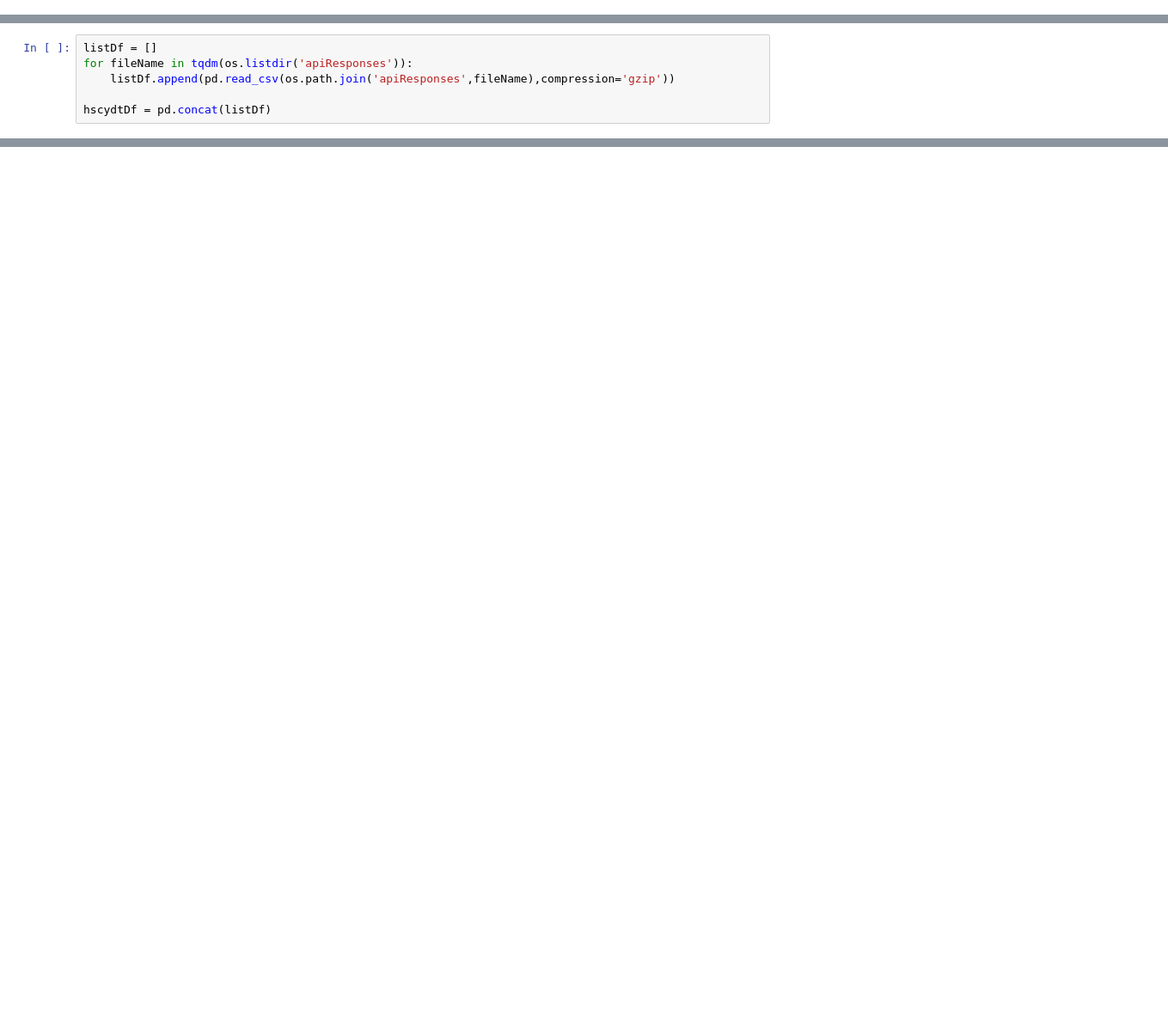
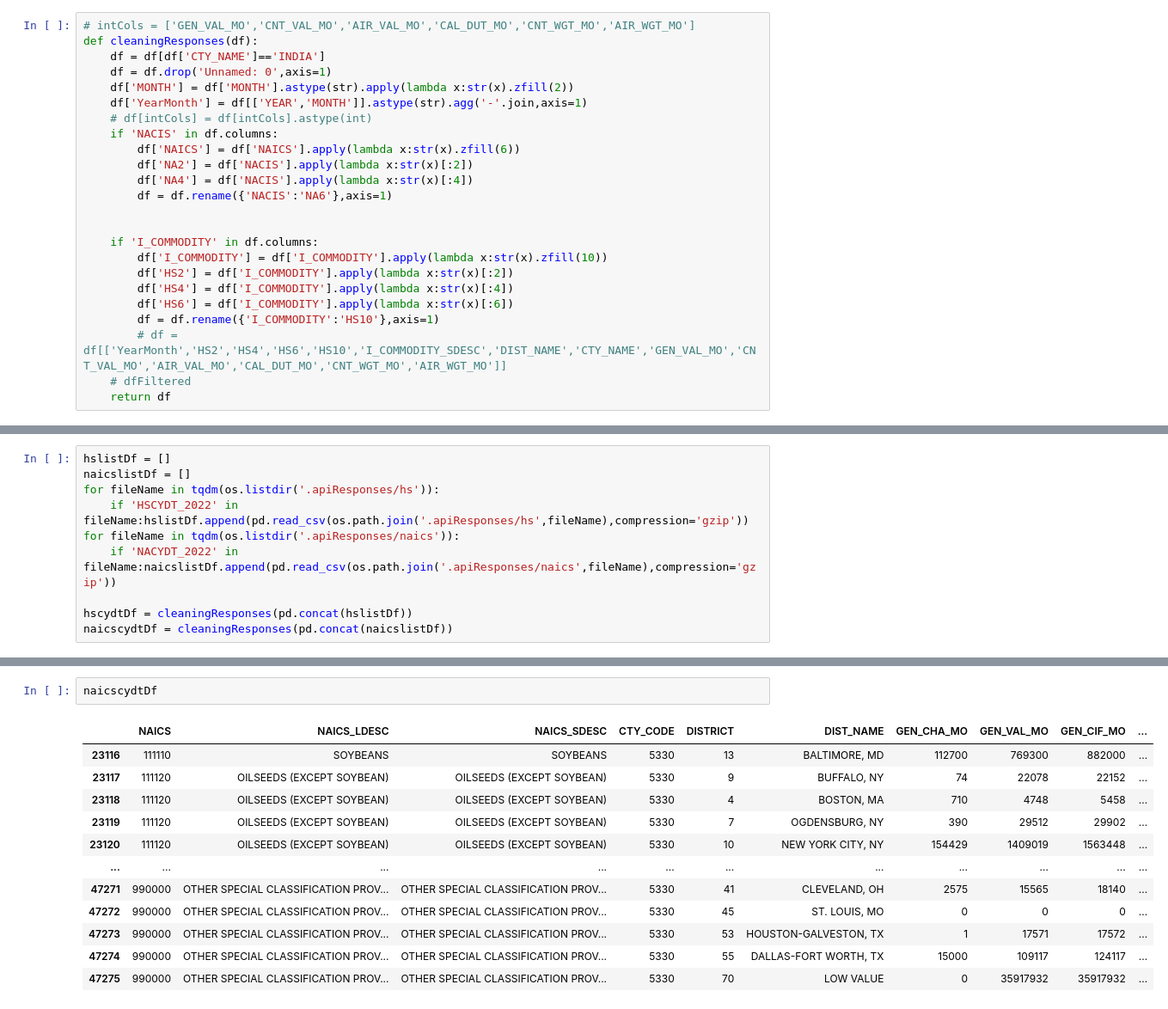
Before and after one commit to pruthvi-bojrick/import-analytics-dash, a Jupyter notebook: analyticsBook.ipynb, the cells around one changed output, grey strips where cells are left out. Shown at 86% size. Saved outputs shown, nothing was run; the diff lists cells and outputs as text; blank space fills up the shorter version.

```diff
--- a/analyticsBook.ipynb
+++ b/analyticsBook.ipynb
@@ -64,0 +35,24 @@ for year in tqdm(years):
+# %%
+# intCols = ['GEN_VAL_MO','CNT_VAL_MO','AIR_VAL_MO','CAL_DUT_MO','CNT_WGT_MO','AIR_WGT_MO']
+def cleaningResponses(df):
+    df = df[df['CTY_NAME']=='INDIA']
+    df = df.drop('Unnamed: 0',axis=1)
+    df['MONTH'] = df['MONTH'].astype(str).apply(lambda x:str(x).zfill(2))
+    df['YearMonth'] = df[['YEAR','MONTH']].astype(str).agg('-'.join,axis=1)
+    # df[intCols] = df[intCols].astype(int)
+    if 'NACIS' in df.columns:
+        df['NAICS'] = df['NAICS'].apply(lambda x:str(x).zfill(6))
+        df['NA2'] = df['NACIS'].apply(lambda x:str(x)[:2])
+        df['NA4'] = df['NACIS'].apply(lambda x:str(x)[:4])
+        df = df.rename({'NACIS':'NA6'},axis=1)
+
+
+    if 'I_COMMODITY' in df.columns:
+        df['I_COMMODITY'] = df['I_COMMODITY'].apply(lambda x:str(x).zfill(10))
+        df['HS2'] = df['I_COMMODITY'].apply(lambda x:str(x)[:2])
+        df['HS4'] = df['I_COMMODITY'].apply(lambda x:str(x)[:4])
+        df['HS6'] = df['I_COMMODITY'].apply(lambda x:str(x)[:6])
+        df = df.rename({'I_COMMODITY':'HS10'},axis=1)
+        # df = df[['YearMonth','HS2','HS4','HS6','HS10','I_COMMODITY_SDESC','DIST_NAME','CTY_NAME','GEN_VAL_MO','CNT_VAL_MO','AIR_VAL_MO','CAL_DUT_MO','CNT_WGT_MO','AIR_WGT_MO']]
+    # dfFiltered
+    return df
@@ -65,6 +63,10 @@ for year in tqdm(years):
 # %%
-listDf = []
-for fileName in tqdm(os.listdir('apiResponses')):
-    listDf.append(pd.read_csv(os.path.join('apiResponses',fileName),compression='gzip'))
+hslistDf = []
+naicslistDf = []
+for fileName in tqdm(os.listdir('.apiResponses/hs')):
+    if 'HSCYDT_2022' in fileName:hslistDf.append(pd.read_csv(os.path.join('.apiResponses/hs',fileName),compression='gzip'))
+for fileName in tqdm(os.listdir('.apiResponses/naics')):
+    if 'NACYDT_2022' in fileName:naicslistDf.append(pd.read_csv(os.path.join('.apiResponses/naics',fileName),compression='gzip'))
 
-hscydtDf = pd.concat(listDf)
+hscydtDf = cleaningResponses(pd.concat(hslistDf))
+naicscydtDf = cleaningResponses(pd.concat(naicslistDf))
@@ -93,0 +141,15 @@ hscydtDfIndiaFiltered
+# %%
+naicscydtDf
+# %% [output]
+|  | NAICS | NAICS_LDESC | NAICS_SDESC | CTY_CODE | DISTRICT | DIST_NAME | GEN_CHA_MO | GEN_VAL_MO | GEN_CIF_MO | ... |
+| 23116 | 111110 | SOYBEANS | SOYBEANS | 5330 | 13 | BALTIMORE, MD | 112700 | 769300 | 882000 | ... |
+| 23117 | 111120 | OILSEEDS (EXCEPT SOYBEAN) | OILSEEDS (EXCEPT SOYBEAN) | 5330 | 9 | BUFFALO, NY | 74 | 22078 | 22152 | ... |
+| 23118 | 111120 | OILSEEDS (EXCEPT SOYBEAN) | OILSEEDS (EXCEPT SOYBEAN) | 5330 | 4 | BOSTON, MA | 710 | 4748 | 5458 | ... |
+| 23119 | 111120 | OILSEEDS (EXCEPT SOYBEAN) | OILSEEDS (EXCEPT SOYBEAN) | 5330 | 7 | OGDENSBURG, NY | 390 | 29512 | 29902 | ... |
+| 23120 | 111120 | OILSEEDS (EXCEPT SOYBEAN) | OILSEEDS (EXCEPT SOYBEAN) | 5330 | 10 | NEW YORK CITY, NY | 154429 | 1409019 | 1563448 | ... |
+| ... | ... | ... | ... | ... | ... | ... | ... | ... | ... | ... |
+| 47271 | 990000 | OTHER SPECIAL CLASSIFICATION PROV... | OTHER SPECIAL CLASSIFICATION PROV... | 5330 | 41 | CLEVELAND, OH | 2575 | 15565 | 18140 | ... |
+| 47272 | 990000 | OTHER SPECIAL CLASSIFICATION PROV... | OTHER SPECIAL CLASSIFICATION PROV... | 5330 | 45 | ST. LOUIS, MO | 0 | 0 | 0 | ... |
+| 47273 | 990000 | OTHER SPECIAL CLASSIFICATION PROV... | OTHER SPECIAL CLASSIFICATION PROV... | 5330 | 53 | HOUSTON-GALVESTON, TX | 1 | 17571 | 17572 | ... |
+| 47274 | 990000 | OTHER SPECIAL CLASSIFICATION PROV... | OTHER SPECIAL CLASSIFICATION PROV... | 5330 | 55 | DALLAS-FORT WORTH, TX | 15000 | 109117 | 124117 | ... |
+| 47275 | 990000 | OTHER SPECIAL CLASSIFICATION PROV... | OTHER SPECIAL CLASSIFICATION PROV... | 5330 | 70 | LOW VALUE | 0 | 35917932 | 35917932 | ... |
```
Also changed, not shown: parts of 28 cells of this notebook, 9 other files.
